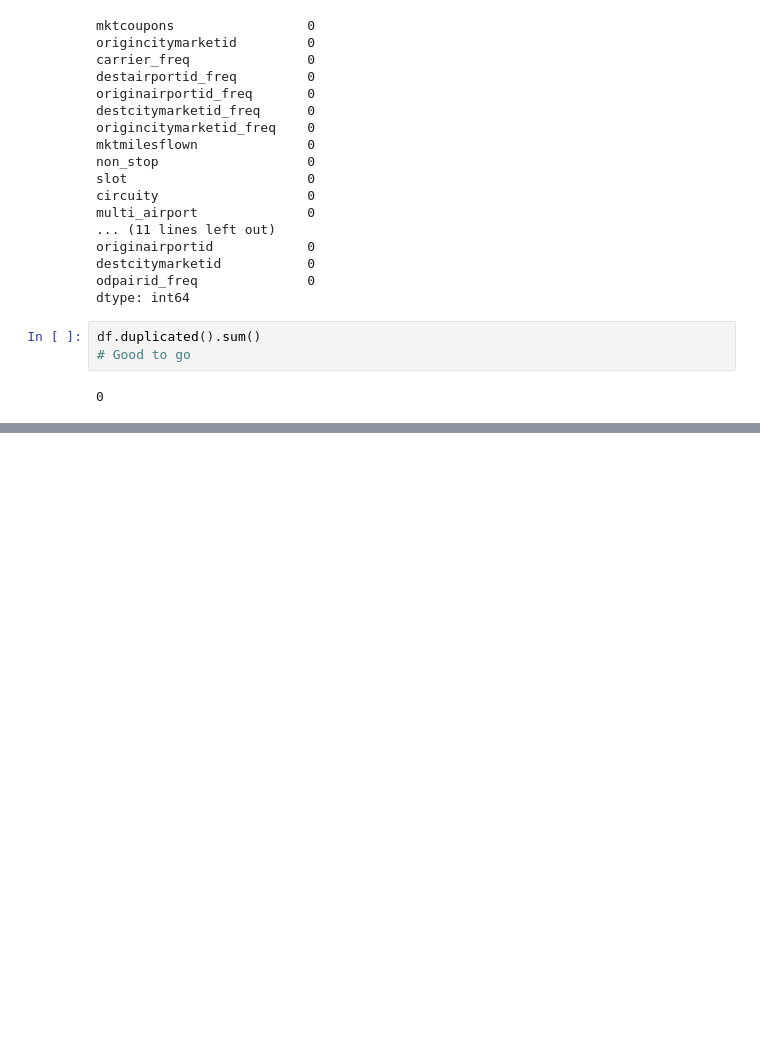
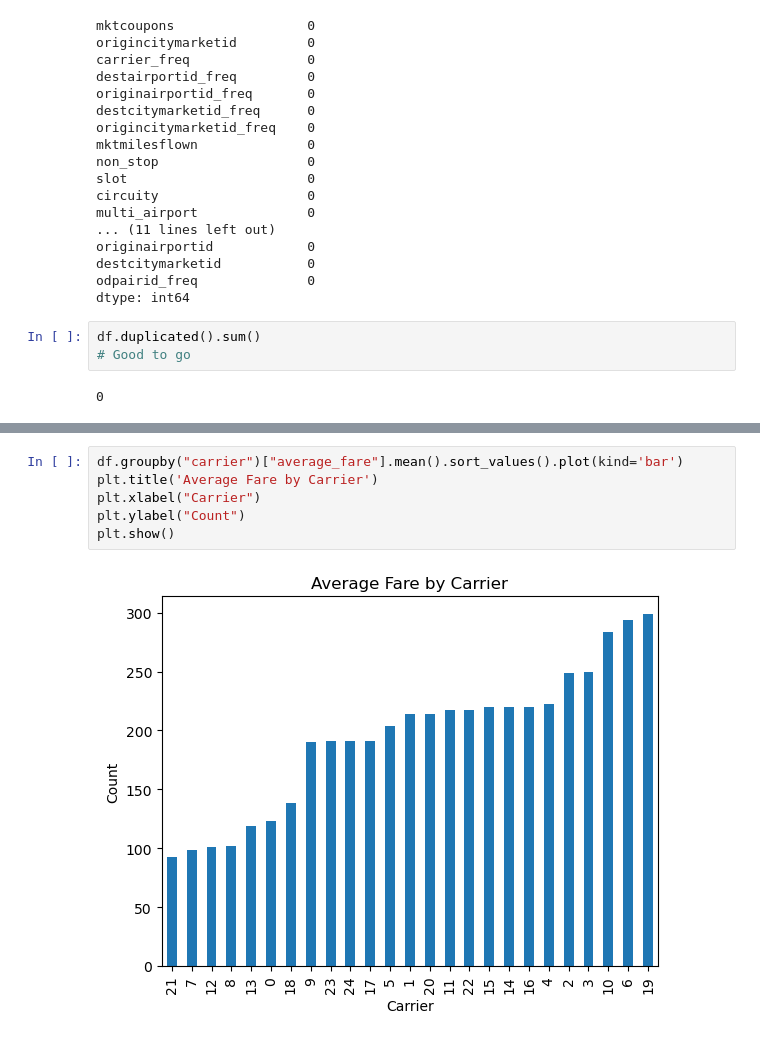
Before and after one commit to tcsimm/AirlineMarketing, a Jupyter notebook: notebooks/02_EDA.ipynb, the cells around one changed output, grey strips where cells are left out. Saved outputs shown, nothing was run; the diff lists cells and outputs as text; blank space fills up the shorter version.

```diff
--- a/notebooks/02_EDA.ipynb
+++ b/notebooks/02_EDA.ipynb
@@ -58,0 +74,8 @@ df.duplicated().sum()
+# %%
+df.groupby("carrier")["average_fare"].mean().sort_values().plot(kind='bar')
+plt.title('Average Fare by Carrier')
+plt.xlabel("Carrier")
+plt.ylabel("Count")
+plt.show()
+# %% [output]
+[figure, added]
```
Also changed, not shown: parts of 2 cells of this notebook.
